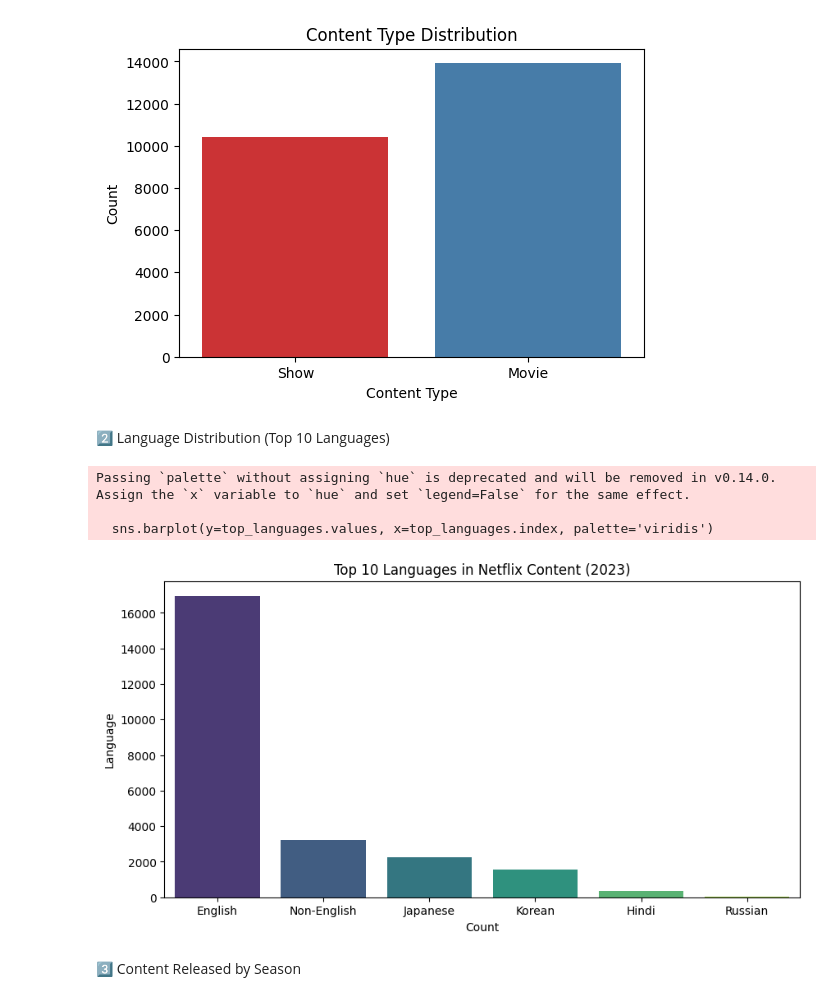
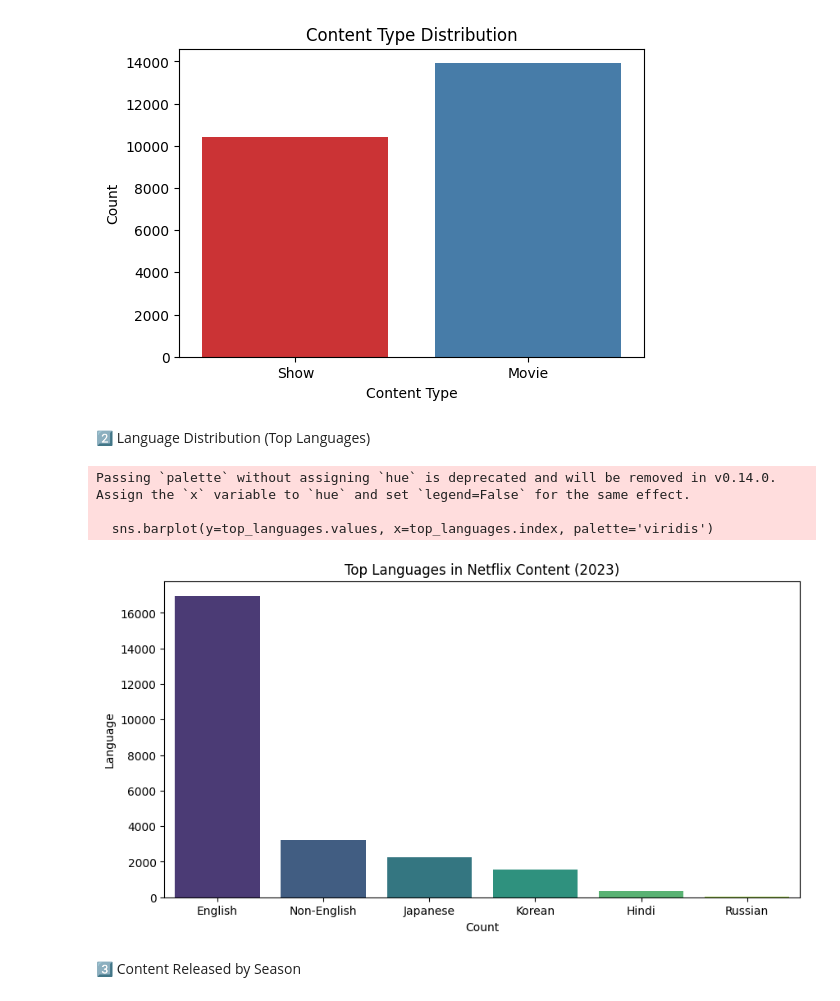
Before and after one commit to aryanmasih/Netflix-Content-Strategy-Analysis, a Jupyter notebook: Netflix_Content_Strategy_2023.ipynb, the cells around one changed output. Cells and saved outputs as stored; diff of their text form; code cells hidden in the pictures.

```diff
--- a/Netflix_Content_Strategy_2023.ipynb
+++ b/Netflix_Content_Strategy_2023.ipynb
@@ -203,21 +203,21 @@ Passing `palette` without assigning `hue` is deprecated and will be removed in v
   sns.countplot(data=df, x='Content', palette='Set1')
 [figure]
 # %% [markdown]
-2️⃣ Language Distribution (Top 10 Languages)
+2️⃣ Language Distribution (Top Languages)
 # %%
 top_languages = df['Language'].value_counts().head(7)
 
 plt.figure(figsize=(10,5))
 sns.barplot(y=top_languages.values, x=top_languages.index, palette='viridis')
-plt.title('Top 10 Languages in Netflix Content (2023)')
+plt.title('Top Languages in Netflix Content (2023)')
 plt.xlabel('Count')
 plt.ylabel('Language')
 plt.show()
 # %% [output]
 Passing `palette` without assigning `hue` is deprecated and will be removed in v0.14.0. Assign the `x` variable to `hue` and set `legend=False` for the same effect.
 
   sns.barplot(y=top_languages.values, x=top_languages.index, palette='viridis')
-[figure, old version]
+[figure, new version]
 # %% [markdown]
 3️⃣ Content Released by Season
 # %%
```
